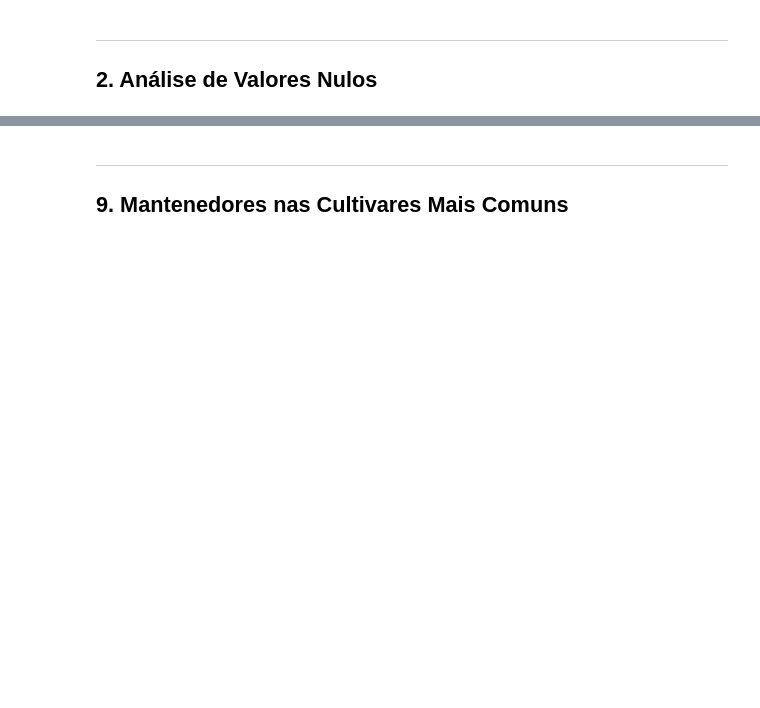
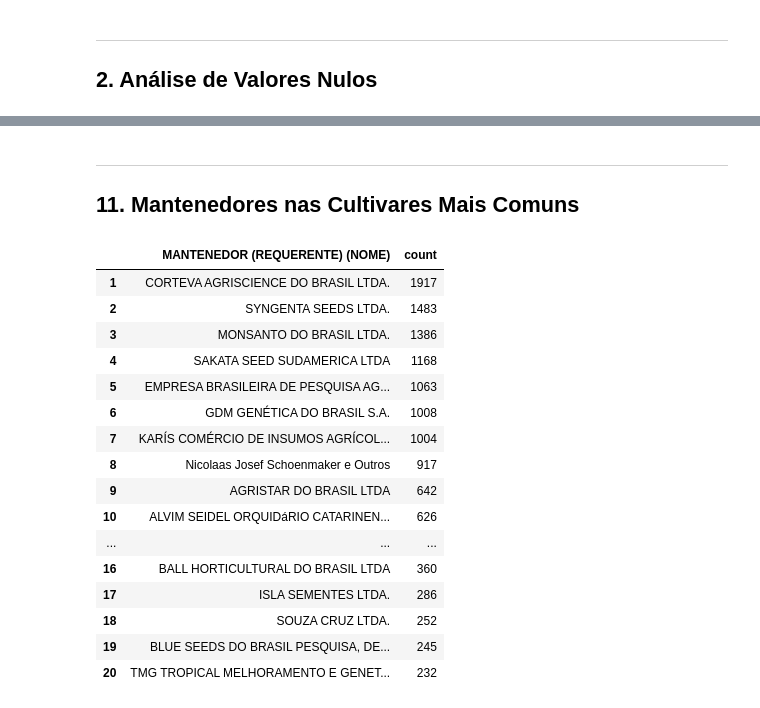
Before and after one commit to cirovisk/cultivaresPortfolio, a Jupyter notebook: relatorio_cultivares.ipynb, the cells around one changed output, grey strips where cells are left out. Cells and saved outputs as stored; diff of their text form; code cells hidden in the pictures; blank space fills up the shorter version.

```diff
--- a/relatorio_cultivares.ipynb
+++ b/relatorio_cultivares.ipynb
@@ -119,8 +468,29 @@ display(top5_milho.style.background_gradient(cmap='Oranges'))
 # %% [markdown]
 ---
-## 9. Mantenedores nas Cultivares Mais Comuns <a id='10-lideres'></a>
+## 11. Mantenedores nas Cultivares Mais Comuns <a id='11-lideres'></a>
 # %%
-pop_30 = df[COL_NOME_COM].value_counts().head(30).index
-t_mant = df[df[COL_NOME_COM].isin(pop_30)][COL_MANTENEDOR].value_counts().head(20).reset_index()
+pop_30  = df[COL_NOME_COM].value_counts().head(30).index
+t_mant  = (
+    df[df[COL_NOME_COM].isin(pop_30)][COL_MANTENEDOR]
+    .value_counts().head(20).reset_index()
+)
 t_mant.index = range(1, 21)
 display(t_mant.style.background_gradient(cmap='Purples'))
+# %% [output]
+|  | MANTENEDOR (REQUERENTE) (NOME) | count |
+| 1 | CORTEVA AGRISCIENCE DO BRASIL LTDA. | 1917 |
+| 2 | SYNGENTA SEEDS LTDA. | 1483 |
+| 3 | MONSANTO DO BRASIL LTDA. | 1386 |
+| 4 | SAKATA SEED SUDAMERICA LTDA | 1168 |
+| 5 | EMPRESA BRASILEIRA DE PESQUISA AG... | 1063 |
+| 6 | GDM GENÉTICA DO BRASIL S.A. | 1008 |
+| 7 | KARÍS COMÉRCIO DE INSUMOS AGRÍCOL... | 1004 |
+| 8 | Nicolaas Josef Schoenmaker e Outros | 917 |
+| 9 | AGRISTAR DO BRASIL LTDA | 642 |
+| 10 | ALVIM SEIDEL ORQUIDáRIO CATARINEN... | 626 |
+| ... | ... | ... |
+| 16 | BALL HORTICULTURAL DO BRASIL LTDA | 360 |
+| 17 | ISLA SEMENTES LTDA. | 286 |
+| 18 | SOUZA CRUZ LTDA. | 252 |
+| 19 | BLUE SEEDS DO BRASIL PESQUISA, DE... | 245 |
+| 20 | TMG TROPICAL MELHORAMENTO E GENET... | 232 |
```
Also changed, not shown: parts of 21 cells of this notebook, 2 other files.
